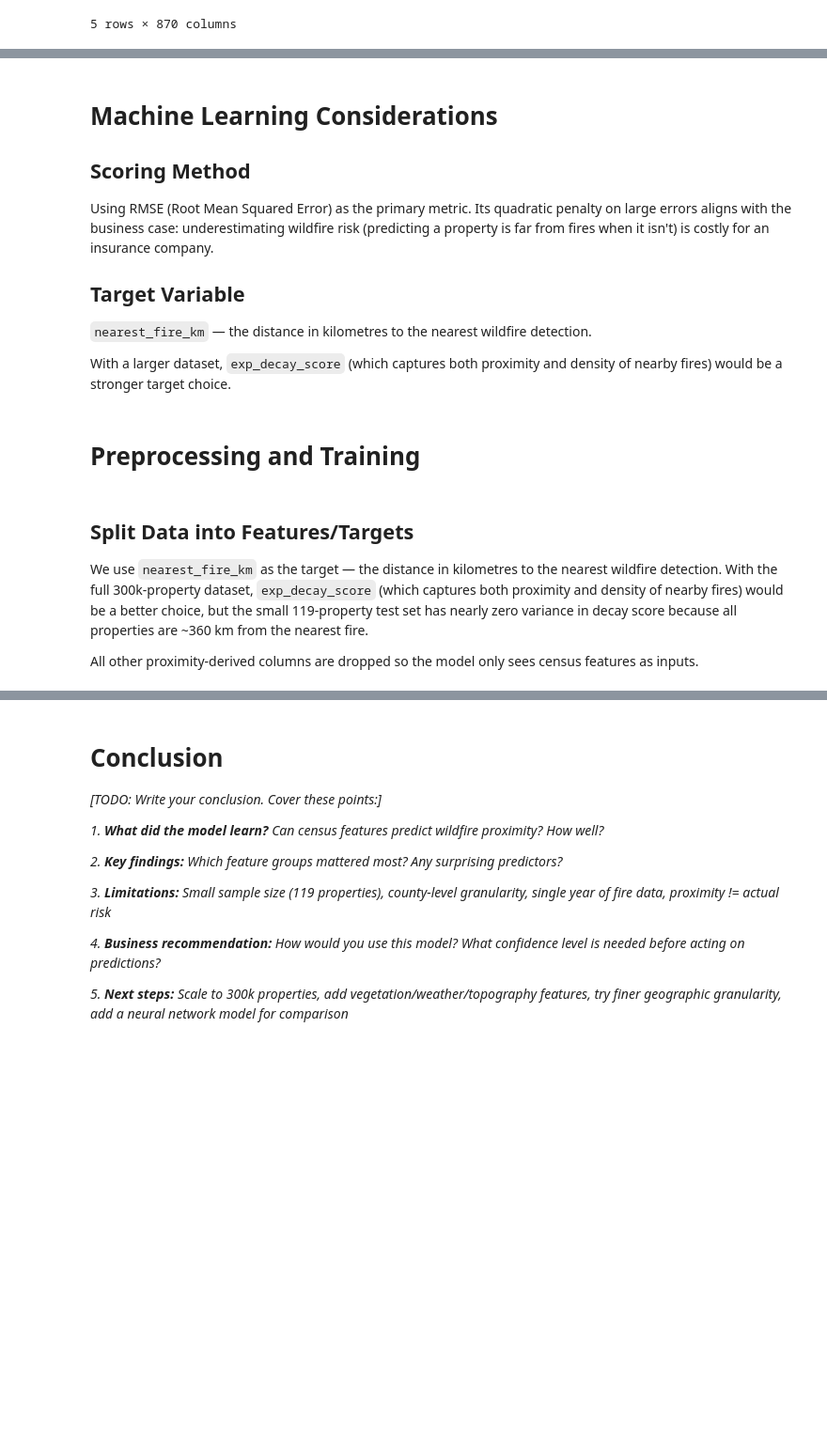
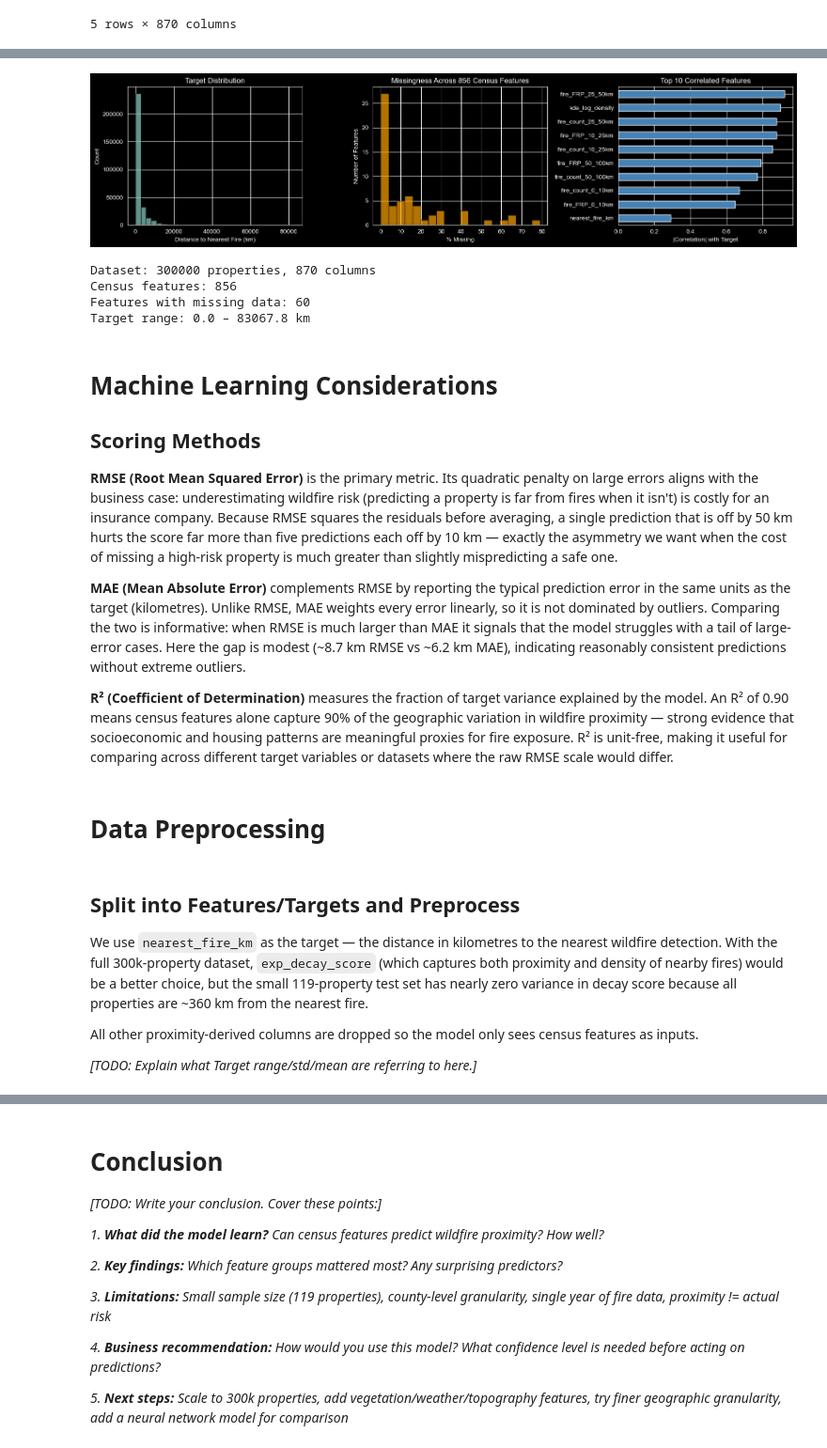
Before and after one commit to BaconBaconBacon/Data-Science-Portfolio, a Jupyter notebook: Python/Machine Learning/ML Property Wildfire Risk/fire_risk_ML.ipynb, the cells around one changed output, grey strips where cells are left out. Shown at 94% size. Cells and saved outputs as stored; diff of their text form; code cells hidden in the pictures; blank space fills up the shorter version.

```diff
--- a/Python/Machine Learning/ML Property Wildfire Risk/fire_risk_ML.ipynb
+++ b/Python/Machine Learning/ML Property Wildfire Risk/fire_risk_ML.ipynb
@@ -158,24 +163,32 @@ Dataset: 300000 properties, 870 columns
 Census features: 856
 Features with missing data: 60
 Target range: 0.0 – 315.5 km
+# %%
+eda = visualize.eda(targets_features, target='exp_decay_score')
+# %% [output]
+[figure, added]
+Dataset: 300000 properties, 870 columns
+Census features: 856
+Features with missing data: 60
+Target range: 0.0 – 83067.8 km
 # %% [markdown]
 # Machine Learning Considerations
 
-## Scoring Method
+## Scoring Methods
 
-Using RMSE (Root Mean Squared Error) as the primary metric. Its quadratic penalty on large errors aligns with the business case: underestimating wildfire risk (predicting a property is far from fires when it isn't) is costly for an insurance company.
+**RMSE (Root Mean Squared Error)** is the primary metric. Its quadratic penalty on large errors aligns with the business case: underestimating wildfire risk (predicting a property is far from fires when it isn't) is costly for an insurance company. Because RMSE squares the residuals before averaging, a single prediction that is off by 50 km hurts the score far more than five predictions each off by 10 km — exactly the asymmetry we want when the cost of missing a high-risk property is much greater than slightly mispredicting a safe one.
 
-## Target Variable
+**MAE (Mean Absolute Error)** complements RMSE by reporting the typical prediction error in the same units as the target (kilometres). Unlike RMSE, MAE weights every error linearly, so it is not dominated by outliers. Comparing the two is informative: when RMSE is much larger than MAE it signals that the model struggles with a tail of large-error cases. Here the gap is modest (~8.7 km RMSE vs ~6.2 km MAE), indicating reasonably consistent predictions without extreme outliers.
 
-`nearest_fire_km` — the distance in kilometres to the nearest wildfire detection.
-
-With a larger dataset, `exp_decay_score` (which captures both proximity and density of nearby fires) would be a stronger target choice.
+**R² (Coefficient of Determination)** measures the fraction of target variance explained by the model. An R² of 0.90 means census features alone capture 90% of the geographic variation in wildfire proximity — strong evidence that socioeconomic and housing patterns are meaningful proxies for fire exposure. R² is unit-free, making it useful for comparing across different target variables or datasets where the raw RMSE scale would differ.
 # %% [markdown]
-# Preprocessing and Training
+# Data Preprocessing
 # %% [markdown]
-## Split Data into Features/Targets
+## Split into Features/Targets and Preprocess
 
 We use `nearest_fire_km` as the target — the distance in kilometres to the nearest wildfire detection. With the full 300k-property dataset, `exp_decay_score` (which captures both proximity and density of nearby fires) would be a better choice, but the small 119-property test set has nearly zero variance in decay score because all properties are ~360 km from the nearest fire.
 
 All other proximity-derived columns are dropped so the model only sees census features as inputs.
+
+*[TODO: Explain what Target range/std/mean are referring to here.]*
 # %%
```
Also changed, not shown: parts of 27 cells of this notebook, 4 other files.
